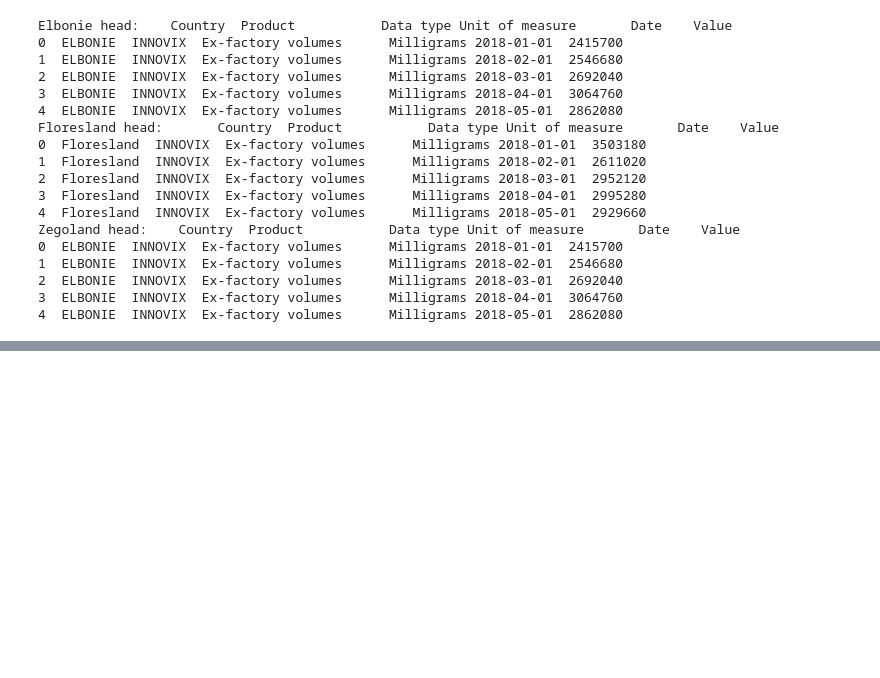
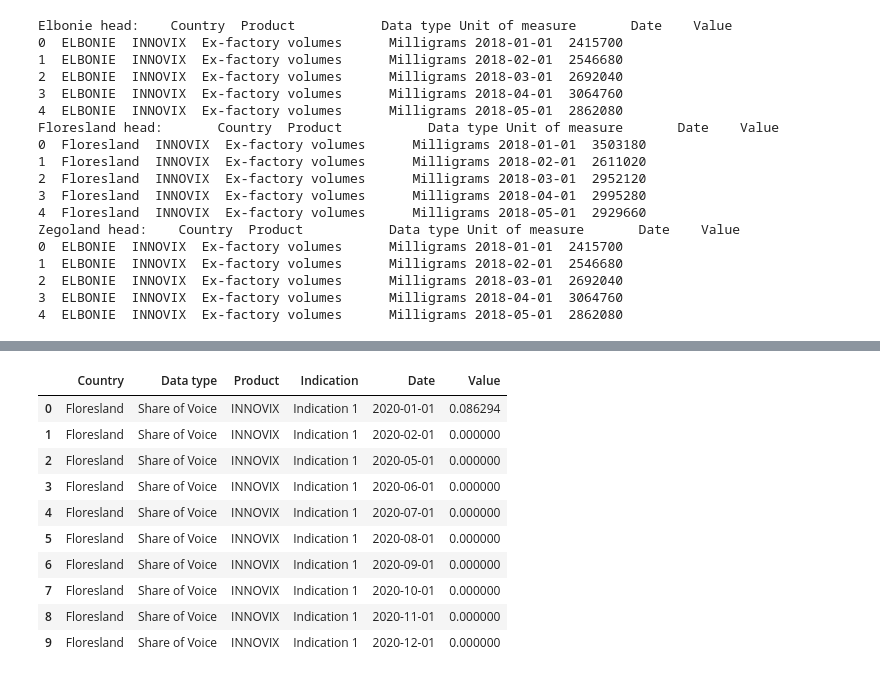
Before and after one commit to BrunoManzano/LauzHack, a Jupyter notebook: notebooks/DataExploration_INNOVIX_Elbonie.ipynb, the cells around one changed output, grey strips where cells are left out. Saved outputs shown, nothing was run; the diff lists cells and outputs as text; code cells hidden in the pictures; blank space fills up the shorter version.

```diff
--- a/notebooks/DataExploration_INNOVIX_Elbonie.ipynb
+++ b/notebooks/DataExploration_INNOVIX_Elbonie.ipynb
@@ -70,0 +288,15 @@ Zegoland head:    Country  Product           Data type Unit of measure       Dat
+# %%
+df_share = pd.read_excel(Floresland_path, sheet_name='Share of Voice')
+df_share.head(10)
+# %% [output]
+|  | Country | Data type | Product | Indication | Date | Value |
+| 0 | Floresland | Share of Voice | INNOVIX | Indication 1 | 2020-01-01 | 0.086294 |
+| 1 | Floresland | Share of Voice | INNOVIX | Indication 1 | 2020-02-01 | 0.000000 |
+| 2 | Floresland | Share of Voice | INNOVIX | Indication 1 | 2020-05-01 | 0.000000 |
+| 3 | Floresland | Share of Voice | INNOVIX | Indication 1 | 2020-06-01 | 0.000000 |
+| 4 | Floresland | Share of Voice | INNOVIX | Indication 1 | 2020-07-01 | 0.000000 |
+| 5 | Floresland | Share of Voice | INNOVIX | Indication 1 | 2020-08-01 | 0.000000 |
+| 6 | Floresland | Share of Voice | INNOVIX | Indication 1 | 2020-09-01 | 0.000000 |
+| 7 | Floresland | Share of Voice | INNOVIX | Indication 1 | 2020-10-01 | 0.000000 |
+| 8 | Floresland | Share of Voice | INNOVIX | Indication 1 | 2020-11-01 | 0.000000 |
+| 9 | Floresland | Share of Voice | INNOVIX | Indication 1 | 2020-12-01 | 0.000000 |
```
Also changed, not shown: parts of 32 cells of this notebook.
